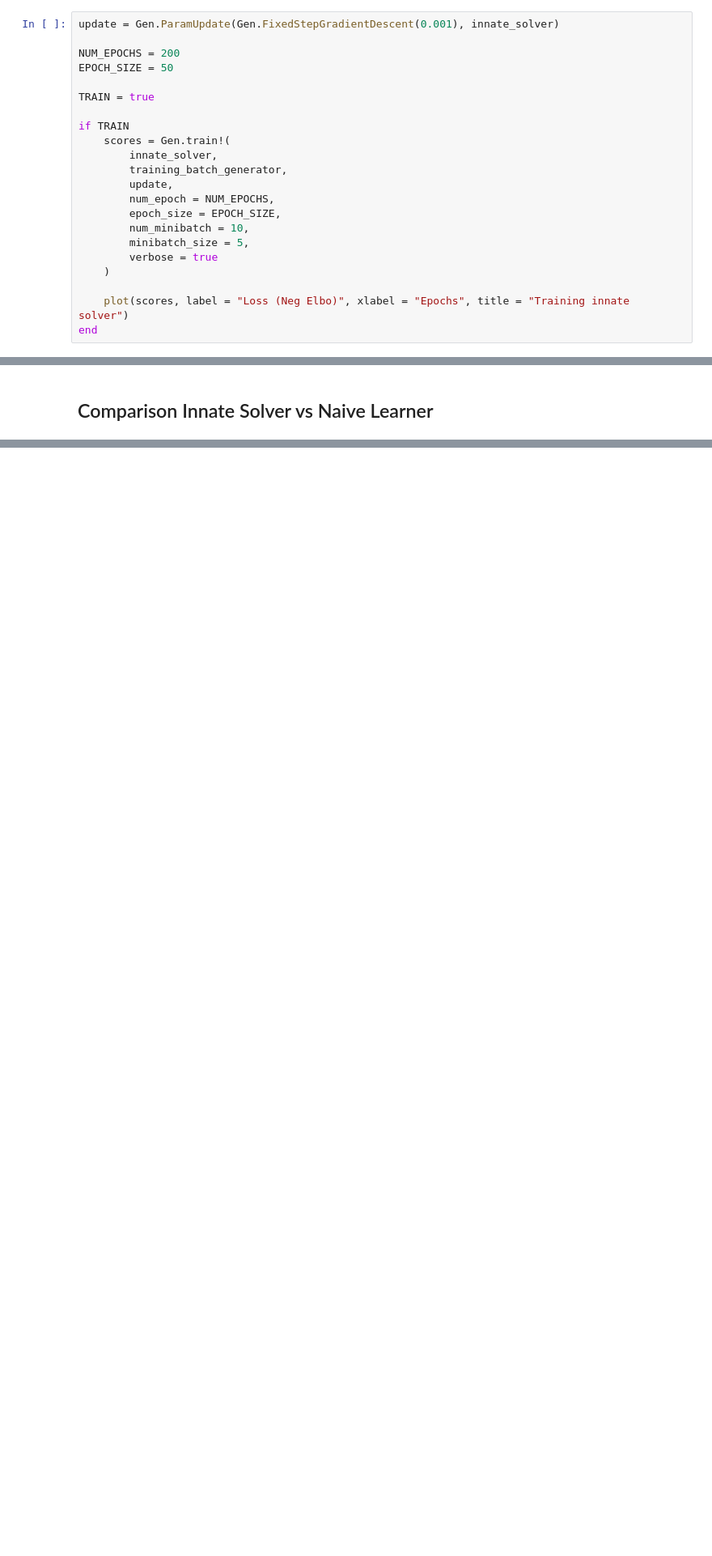
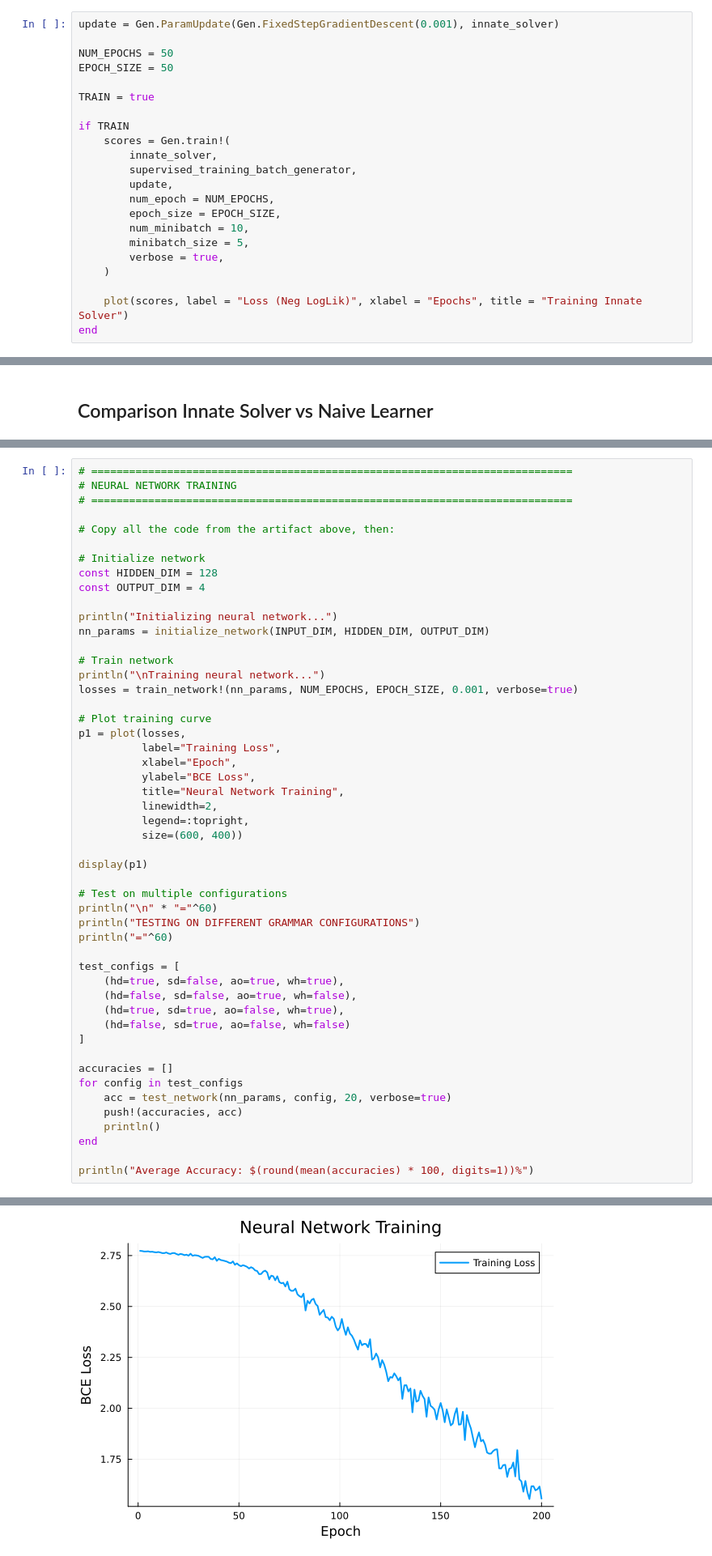
Before and after one commit to vitoratcacamargo/aom, a Jupyter notebook: notebooks/ug_genmodel_v0.ipynb, the cells around one changed output, grey strips where cells are left out. Shown: that part at 81% size. Cells and saved outputs as stored; diff of their text form; blank space fills up the shorter version.

```diff
--- a/notebooks/ug_genmodel_v0.ipynb
+++ b/notebooks/ug_genmodel_v0.ipynb
@@ -356,7 +375,7 @@ training_batch_generator (generic function with 1 method)
 # %%
 update = Gen.ParamUpdate(Gen.FixedStepGradientDescent(0.001), innate_solver)
 
-NUM_EPOCHS = 200
+NUM_EPOCHS = 50
 EPOCH_SIZE = 50
 
 TRAIN = true
@@ -364,16 +383,16 @@ TRAIN = true
 if TRAIN
     scores = Gen.train!(
         innate_solver,
-        training_batch_generator,
+        supervised_training_batch_generator,
         update,
         num_epoch = NUM_EPOCHS,
         epoch_size = EPOCH_SIZE,
         num_minibatch = 10,
         minibatch_size = 5,
-        verbose = true
+        verbose = true,
     )
 
-    plot(scores, label = "Loss (Neg Elbo)", xlabel = "Epochs", title = "Training innate solver")
+    plot(scores, label = "Loss (Neg LogLik)", xlabel = "Epochs", title = "Training Innate Solver")
 end
 # %% [output]
 epoch 1: generating 50 training examples...
@@ -430,0 +702,51 @@ for i in 1:500
+# %%
+# ============================================================================
+# NEURAL NETWORK TRAINING
+# ============================================================================
+
+# Copy all the code from the artifact above, then:
+
+# Initialize network
+const HIDDEN_DIM = 128
+const OUTPUT_DIM = 4
+
+println("Initializing neural network...")
+nn_params = initialize_network(INPUT_DIM, HIDDEN_DIM, OUTPUT_DIM)
+
+# Train network
+println("\nTraining neural network...")
+losses = train_network!(nn_params, NUM_EPOCHS, EPOCH_SIZE, 0.001, verbose=true)
+
+# Plot training curve
+p1 = plot(losses,
+          label="Training Loss",
+          xlabel="Epoch",
+          ylabel="BCE Loss",
+          title="Neural Network Training",
+          linewidth=2,
+          legend=:topright,
+          size=(600, 400))
+
+display(p1)
+
+# Test on multiple configurations
+println("\n" * "="^60)
+println("TESTING ON DIFFERENT GRAMMAR CONFIGURATIONS")
+println("="^60)
+
+test_configs = [
+    (hd=true, sd=false, ao=true, wh=true),
+    (hd=false, sd=false, ao=true, wh=false),
+    (hd=true, sd=true, ao=false, wh=true),
+    (hd=false, sd=true, ao=false, wh=false)
+]
+
+accuracies = []
+for config in test_configs
+    acc = test_network(nn_params, config, 20, verbose=true)
+    push!(accuracies, acc)
+    println()
+end
+
+println("Average Accuracy: $(round(mean(accuracies) * 100, digits=1))%")
+# %% [output]
@@ -430,0 +770 @@ for i in 1:500
+[figure, added]
```
Also changed, not shown: parts of 17 cells of this notebook.
